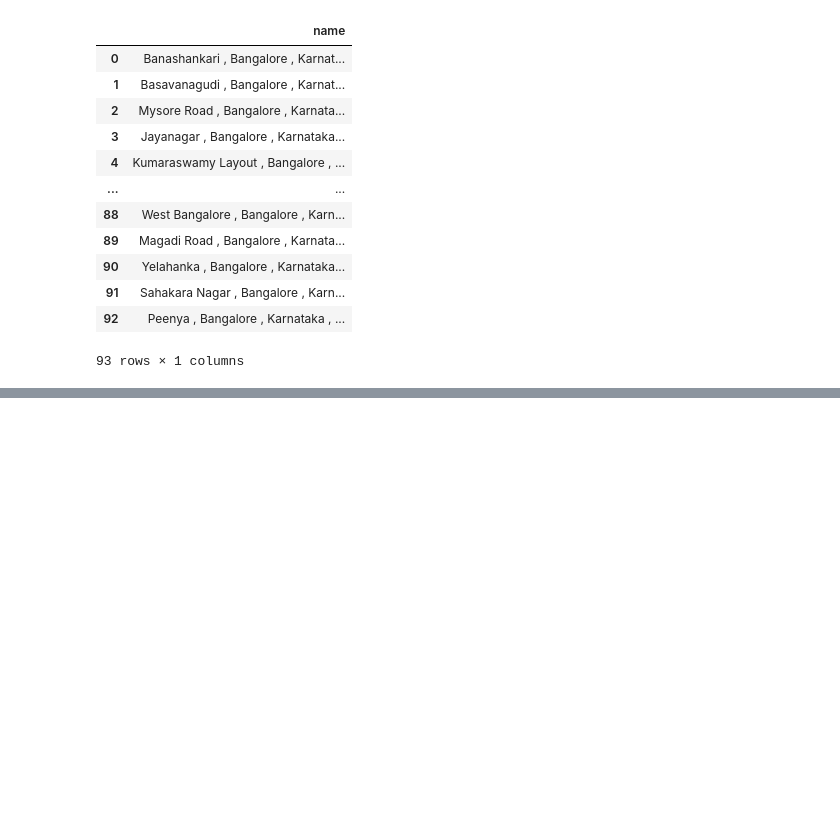
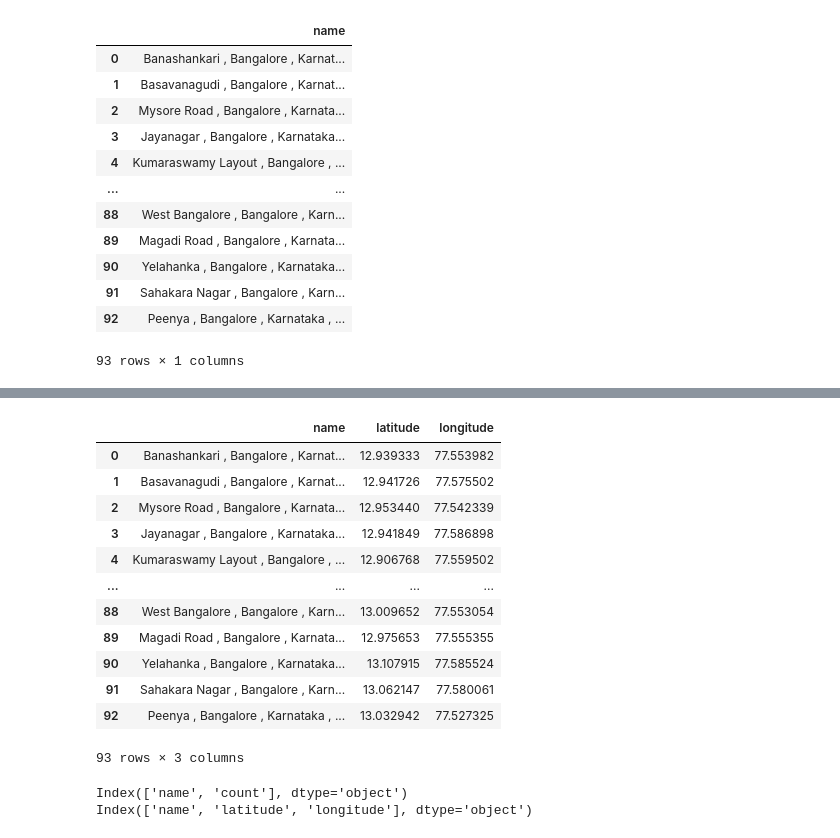
Before and after one commit to ewooten7/Zomato-Geospatial-Analysis, a Jupyter notebook: My-Zomato-Analysis.ipynb, the cells around one changed output, grey strips where cells are left out. Drawn from its saved outputs; the diff is of its cells as text; code cells hidden in the pictures; blank space fills up the shorter version.

```diff
--- a/My-Zomato-Analysis.ipynb
+++ b/My-Zomato-Analysis.ipynb
@@ -805,0 +841,3 @@ locations['longitude'] = lon
+# %%
+locations['latitude'][45] = 12.9764122
+locations['longitude'][45] = 77.6017437
@@ -805,0 +850,6 @@ locations['longitude'] = lon
+# %%
+locations['latitude'][79] = 13.0163
+locations['longitude'][79] = 77.6785
+# %%
+locations['latitude'][85] = 13.0068
+locations['longitude'][85] = 77.5813
@@ -805,0 +904,22 @@ locations['longitude'] = lon
+# %%
+locations
+# %% [output]
+|  | name | latitude | longitude |
+| 0 | Banashankari , Bangalore , Karnat... | 12.939333 | 77.553982 |
+| 1 | Basavanagudi , Bangalore , Karnat... | 12.941726 | 77.575502 |
+| 2 | Mysore Road , Bangalore , Karnata... | 12.953440 | 77.542339 |
+| 3 | Jayanagar , Bangalore , Karnataka... | 12.941849 | 77.586898 |
+| 4 | Kumaraswamy Layout , Bangalore , ... | 12.906768 | 77.559502 |
+| ... | ... | ... | ... |
+| 88 | West Bangalore , Bangalore , Karn... | 13.009652 | 77.553054 |
+| 89 | Magadi Road , Bangalore , Karnata... | 12.975653 | 77.555355 |
+| 90 | Yelahanka , Bangalore , Karnataka... | 13.107915 | 77.585524 |
+| 91 | Sahakara Nagar , Bangalore , Karn... | 13.062147 | 77.580061 |
+| 92 | Peenya , Bangalore , Karnataka , ... | 13.032942 | 77.527325 |
+93 rows × 3 columns
+# %%
+print(north_india_rest_count.columns)
+print(locations.columns)
+# %% [output]
+Index(['name', 'count'], dtype='object')
+Index(['name', 'latitude', 'longitude'], dtype='object')
```
Also changed, not shown: parts of 26 cells of this notebook.
